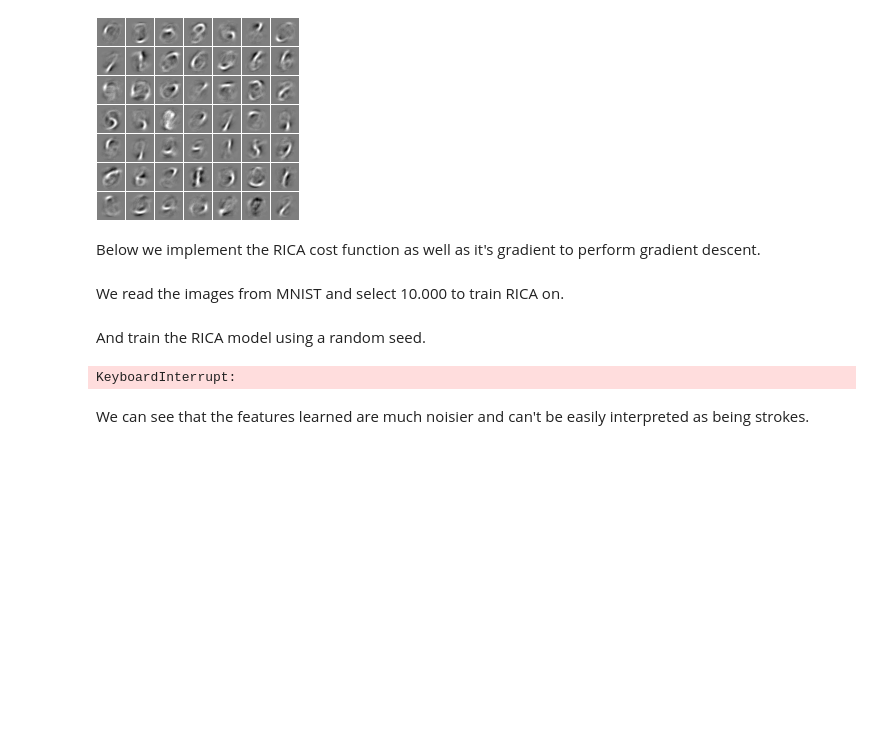
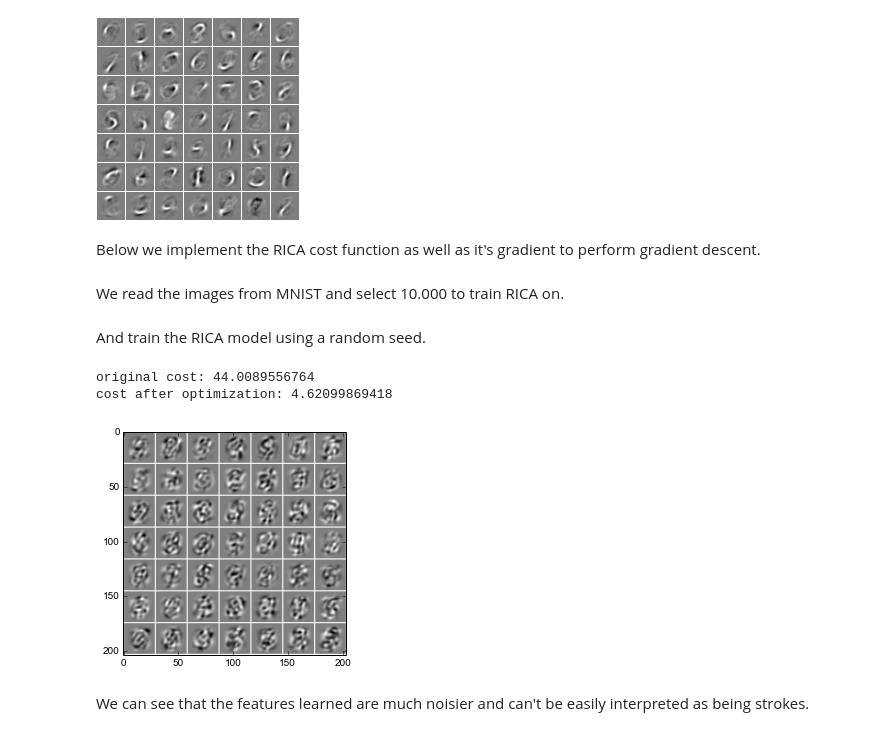
Before and after one commit to ehlemur-zz/ML2015II, a Jupyter notebook: ml-assign4-ehlesmesm.ipynb, the cells around one changed output. Drawn from its saved outputs; the diff is of its cells as text; code cells hidden in the pictures; blank space fills up the shorter version.

```diff
--- a/ml-assign4-ehlesmesm.ipynb
+++ b/ml-assign4-ehlesmesm.ipynb
@@ -764,23 +765,25 @@ And train the RICA model using a random seed.
 # %%
 RICA = lambda W: RICA_iteration(W, patches, n, N, batch_size, lambda_param=3e-6)
 
 # Random seed on the [-r, r] interval
 # This was so in the autoencoder program, so is kept for better comparison
 r = np.sqrt(6) / np.sqrt(n + N + 1)
 W0 = 2*r * np.random.uniform(size = n * N) - r
 
 original_cost = RICA(W0)[0]
 
-result = opt.minimize(RICA, W0, jac=True, method='L-BFGS-B', options={'maxiter': 400})
+result = opt.minimize(RICA, W0, jac=True, method='L-BFGS-B', options={'maxiter': 1000, 'disp': True})
 W_sol = result.x.reshape(n, N)
 
 optimized_cost = RICA(W_sol)[0]
 
 print "original cost:", original_cost
 print "cost after optimization:", optimized_cost
 
 display_network(W_sol.T)
 # %% [output]
-KeyboardInterrupt:
+original cost: 44.0089556764
+cost after optimization: 4.62099869418
+[figure, added]
 # %% [markdown]
 We can see that the features learned are much noisier and can't be easily interpreted as being strokes.
```
Also changed, not shown: parts of 7 cells of this notebook, 1 other file.
